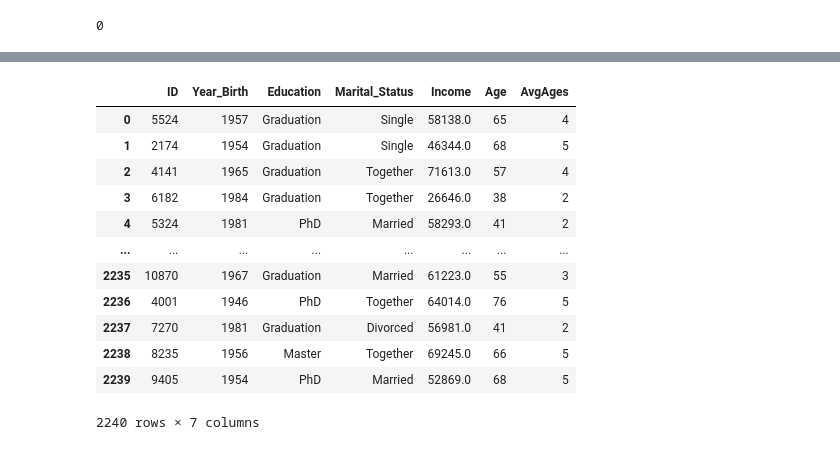
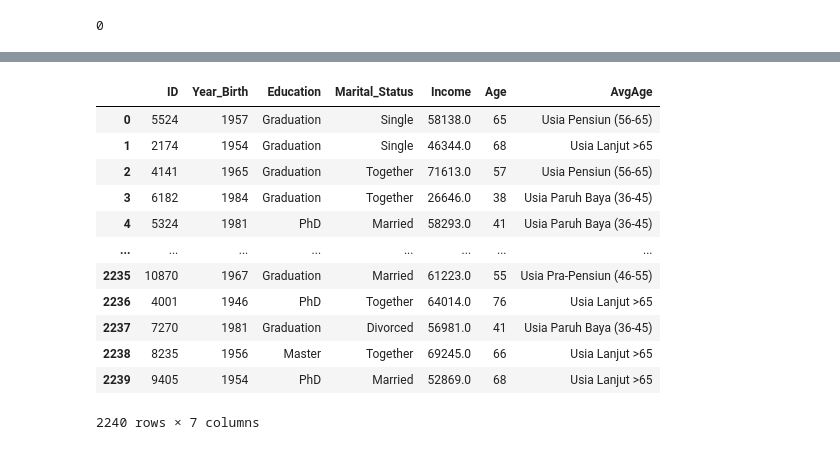
Before and after one commit to hallwack/pembelajaran-mesin, a Jupyter notebook: customer-clustering/customer-cluter.ipynb, the cells around one changed output, grey strips where cells are left out. Cells and saved outputs as stored; diff of their text form; code cells hidden in the pictures.

```diff
--- a/customer-clustering/customer-cluter.ipynb
+++ b/customer-clustering/customer-cluter.ipynb
@@ -101,25 +104,28 @@ plt.show()
 # %%
+# Menambah kolom rata-rata umur (AvgAge)
+
 # 0 = Usia Muda (18-25)
 # 1 = Usia Pekerja Awal (26-35)
 # 2 = Usia Paruh Baya (36-45)
 # 3 = Usia Pra-Pensiun (46-55)
 # 4 = Usia Pensiun (56-65)
 # 5 = Usia Lanjut >65
+condition_str = ["Usia Muda (18-25)", "Usia Pekerja Awal (26-35)", "Usia Paruh Baya (36-45)", "Usia Pra-Pensiun (46-55)", "Usia Pensiun (56-65)", "Usia Lanjut >65"]
 condition = [0, 1, 2, 3, 4, 5]
 choices = [(age <= 25) & (age >= 18), (age <= 35) & (age >= 26), (age <= 45) & (age >= 36), (age <= 55) & (age >= 46), (age <= 65) & (age >= 56), age >= 66]
-df["AvgAges"] = np.select(choices, condition)
+df["AvgAge"] = np.select(choices, condition_str)
 df
 # %% [output]
-|  | ID | Year_Birth | Education | Marital_Status | Income | Age | AvgAges |
-| 0 | 5524 | 1957 | Graduation | Single | 58138.0 | 65 | 4 |
-| 1 | 2174 | 1954 | Graduation | Single | 46344.0 | 68 | 5 |
-| 2 | 4141 | 1965 | Graduation | Together | 71613.0 | 57 | 4 |
-| 3 | 6182 | 1984 | Graduation | Together | 26646.0 | 38 | 2 |
-| 4 | 5324 | 1981 | PhD | Married | 58293.0 | 41 | 2 |
+|  | ID | Year_Birth | Education | Marital_Status | Income | Age | AvgAge |
+| 0 | 5524 | 1957 | Graduation | Single | 58138.0 | 65 | Usia Pensiun (56-65) |
+| 1 | 2174 | 1954 | Graduation | Single | 46344.0 | 68 | Usia Lanjut >65 |
+| 2 | 4141 | 1965 | Graduation | Together | 71613.0 | 57 | Usia Pensiun (56-65) |
+| 3 | 6182 | 1984 | Graduation | Together | 26646.0 | 38 | Usia Paruh Baya (36-45) |
+| 4 | 5324 | 1981 | PhD | Married | 58293.0 | 41 | Usia Paruh Baya (36-45) |
 | ... | ... | ... | ... | ... | ... | ... | ... |
-| 2235 | 10870 | 1967 | Graduation | Married | 61223.0 | 55 | 3 |
-| 2236 | 4001 | 1946 | PhD | Together | 64014.0 | 76 | 5 |
-| 2237 | 7270 | 1981 | Graduation | Divorced | 56981.0 | 41 | 2 |
-| 2238 | 8235 | 1956 | Master | Together | 69245.0 | 66 | 5 |
-| 2239 | 9405 | 1954 | PhD | Married | 52869.0 | 68 | 5 |
+| 2235 | 10870 | 1967 | Graduation | Married | 61223.0 | 55 | Usia Pra-Pensiun (46-55) |
+| 2236 | 4001 | 1946 | PhD | Together | 64014.0 | 76 | Usia Lanjut >65 |
+| 2237 | 7270 | 1981 | Graduation | Divorced | 56981.0 | 41 | Usia Paruh Baya (36-45) |
+| 2238 | 8235 | 1956 | Master | Together | 69245.0 | 66 | Usia Lanjut >65 |
+| 2239 | 9405 | 1954 | PhD | Married | 52869.0 | 68 | Usia Lanjut >65 |
 2240 rows × 7 columns
```
Also changed, not shown: parts of 7 cells of this notebook.
